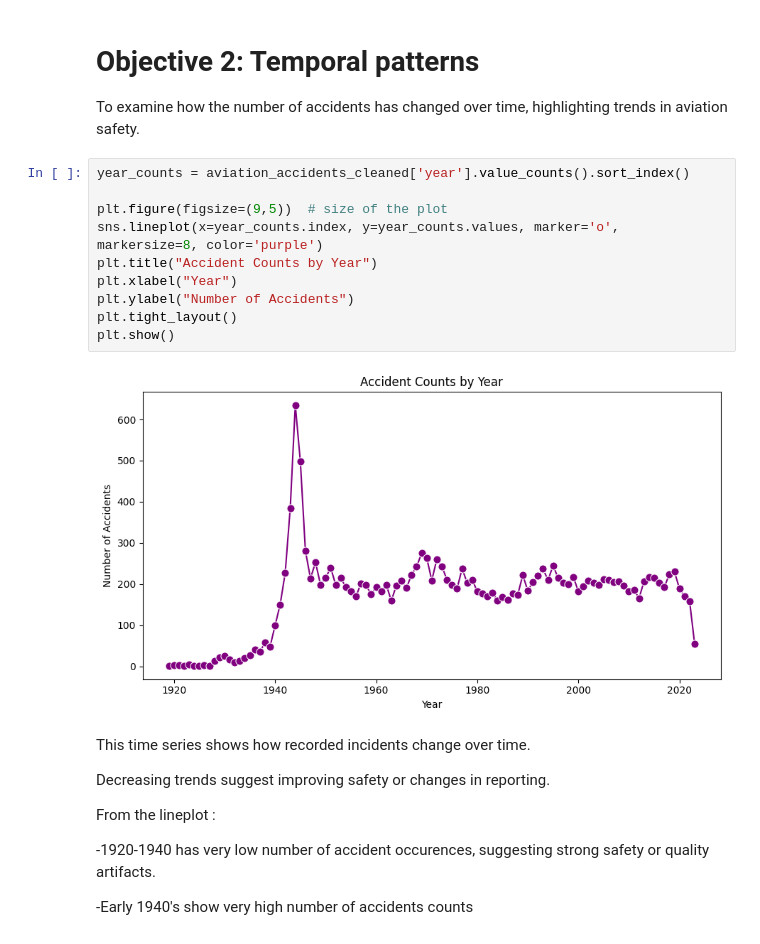
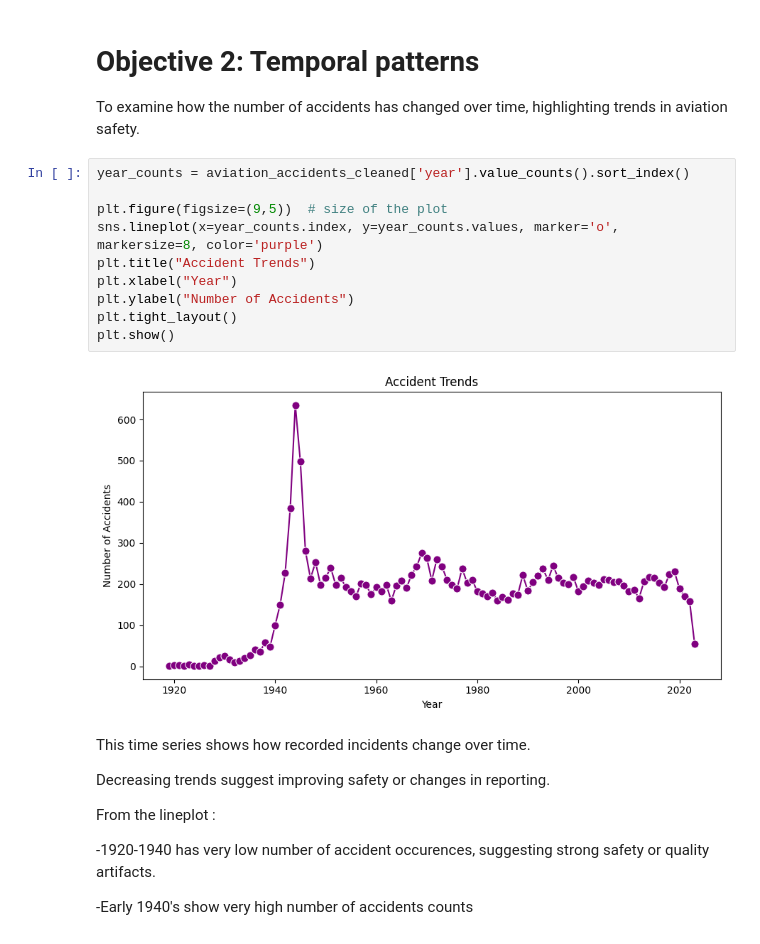
Before and after one commit to Kaks753/Projects, a Jupyter notebook: aviation_accidents.ipynb, the cells around one changed output. Saved outputs shown, nothing was run; the diff lists cells and outputs as text.

```diff
--- a/aviation_accidents.ipynb
+++ b/aviation_accidents.ipynb
@@ -354,15 +354,15 @@ To examine how the number of accidents has changed over time, highlighting trend
 # %%
 year_counts = aviation_accidents_cleaned['year'].value_counts().sort_index()
 
 plt.figure(figsize=(9,5))  # size of the plot
 sns.lineplot(x=year_counts.index, y=year_counts.values, marker='o', markersize=8, color='purple')
-plt.title("Accident Counts by Year")
+plt.title("Accident Trends")
 plt.xlabel("Year")
 plt.ylabel("Number of Accidents")
 plt.tight_layout()
 plt.show()
 # %% [output]
-[figure, old version]
+[figure, new version]
 # %% [markdown]
 This time series shows how recorded incidents change over time.
 
```
Also changed, not shown: parts of 1 cell of this notebook.
